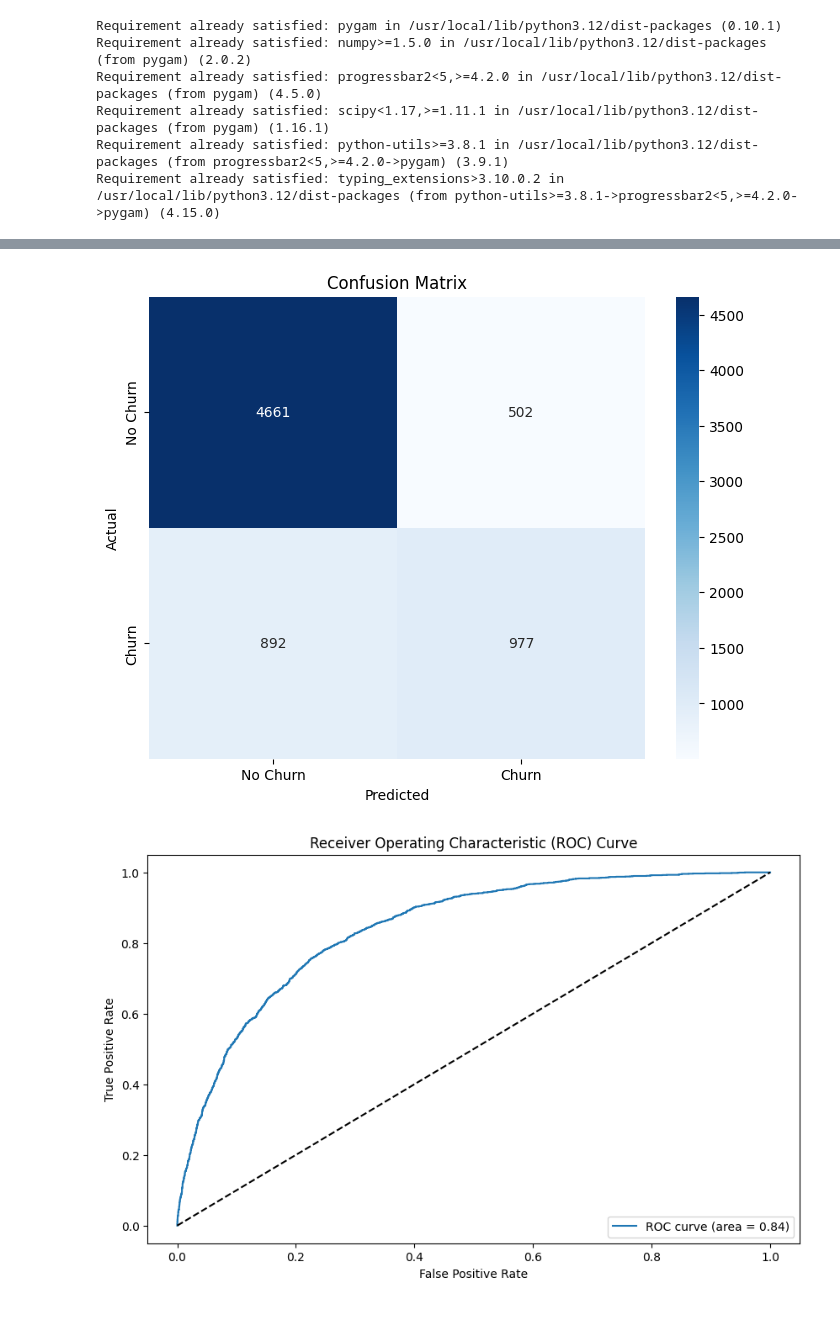
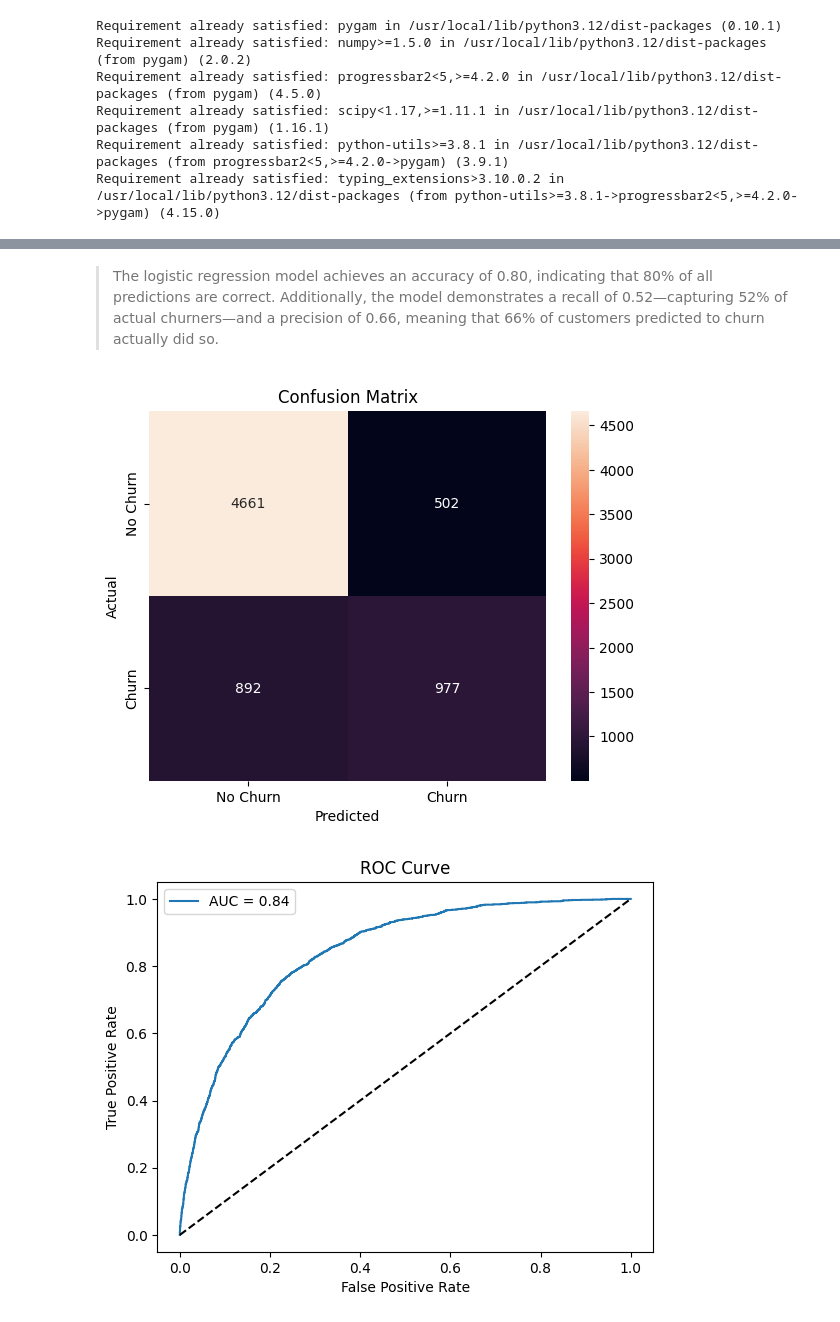
Before and after one commit to ag826/AIPI590_XAI_F25, a Jupyter notebook: AIPI509_XAI_.ipynb, the cells around one changed output, grey strips where cells are left out. Drawn from its saved outputs; the diff is of its cells as text; code cells hidden in the pictures.

```diff
--- a/AIPI509_XAI_.ipynb
+++ b/AIPI509_XAI_.ipynb
@@ -112,21 +141,31 @@ dtype: object
 numeric_features = df.select_dtypes(include=["number"]).columns.tolist()
 categorical_features = df.select_dtypes(include=["object"]).columns.tolist()
 
-for col in ["customerID", "Churn", "TotalCharges"]:
-    if col in categorical_features:
-        categorical_features.remove(col)
+categorical_features = [col for col in categorical_features if col not in ["customerID", "Churn", "TotalCharges"]]
 
 df["TotalCharges"] = pd.to_numeric(df["TotalCharges"], errors="coerce")
 numeric_features.append("TotalCharges")
 # %%
-df["TotalCharges"].isnull().sum()
-df.dropna(inplace=True)
+missing_total_charges = df["TotalCharges"].isna().sum()
+print(f"Number of missing values in 'TotalCharges': {missing_total_charges}")
+
+df = df.dropna()
+
 
 fig, axes = plt.subplots(nrows=8, ncols=2, figsize=(14, 40))
 fig.suptitle("Categorical Features vs Churn", fontsize=16)
 
+axes = axes.flatten()
 for i, feature in enumerate(categorical_features):
-    row, col = divmod(i, 2)
-    sns.countplot(x=feature, hue="Churn", data=df, ax=axes[row, col])
-    axes[row, col].set_title(f"{feature} vs Churn")
+    sns.histplot(data=df, x=feature, hue="Churn", multiple='dodge', shrink=0.8, ax=axes[i], stat="count")
+    axes[i].set_title(f"{feature} vs Churn")
+    axes[i].set_xlabel(feature)
+    axes[i].set_ylabel("Count")
+    axes[i].tick_params(axis="x", rotation=30)
+for j in range(i+1, len(axes)):
+    fig.delaxes(axes[j])
+# Parts of the formatting for this visualization loop was generated with Perplexity at 2am on 09/15
+
+plt.tight_layout(rect=[0, 0, 1, 0.97])
+plt.show()
 # %% [output]
@@ -254,25 +380,23 @@ PaymentMethod_Mailed check               -0.1244      0.113     -1.098      0.27
+# %% [markdown]
+> The logistic regression model achieves an accuracy of 0.80, indicating that 80% of all predictions are correct.
+Additionally, the model demonstrates a recall of 0.52—capturing 52% of actual churners—and a precision of 0.66, meaning that 66% of customers predicted to churn actually did so.
 # %%
-y_pred_binary = logistic_model.predict(X_reduced) > 0.5
+y_pred_binary = (logistic_model.predict(X_reduced) > 0.5).astype(int)
 conf_matrix = confusion_matrix(y_var, y_pred_binary)
-
-plt.figure(figsize=(8, 6))
-sns.heatmap(conf_matrix, annot=True, fmt="d", cmap="Blues",
-            xticklabels=["No Churn", "Churn"], yticklabels=["No Churn", "Churn"])
+sns.heatmap(conf_matrix, annot=True, fmt="d", xticklabels=["No Churn", "Churn"], yticklabels=["No Churn", "Churn"])
 plt.xlabel("Predicted")
 plt.ylabel("Actual")
 plt.title("Confusion Matrix")
 plt.show()
 
 fpr, tpr, _ = roc_curve(y_var, logistic_model.predict(X_reduced))
-roc_auc = roc_auc_score(y_var, logistic_model.predict(X_reduced))
-plt.figure(figsize=(10, 6))
-plt.plot(fpr, tpr, label=f"ROC curve (area = {roc_auc:.2f})")
+plt.plot(fpr, tpr, label=f"AUC = {roc_auc_score(y_var, logistic_model.predict(X_reduced)):.2f}")
 plt.plot([0, 1], [0, 1], "k--")
 plt.xlabel("False Positive Rate")
 plt.ylabel("True Positive Rate")
-plt.title("Receiver Operating Characteristic (ROC) Curve")
-plt.legend(loc="lower right")
+plt.title("ROC Curve")
+plt.legend()
 plt.show()
 # %% [output]
-[figure, old version]
+[figure, new version]
-[figure, old version]
+[figure, new version]
```
Also changed, not shown: parts of 34 cells of this notebook.
